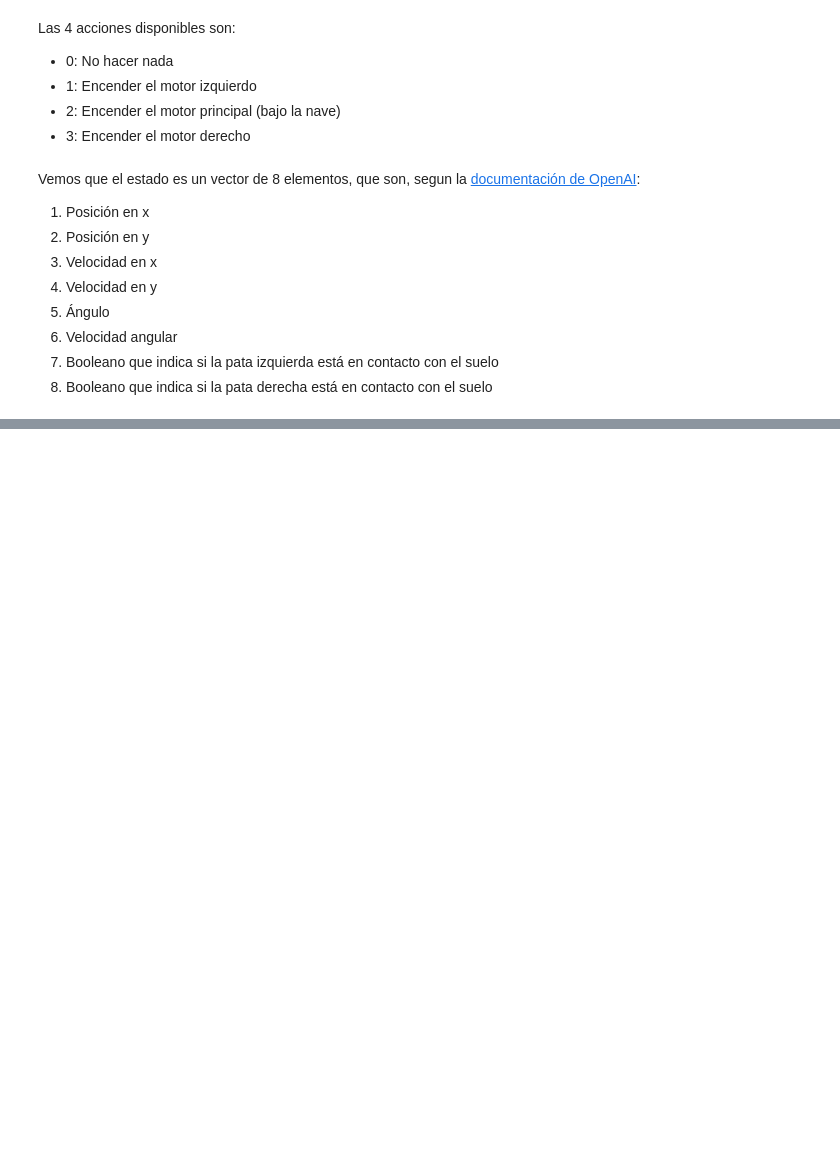
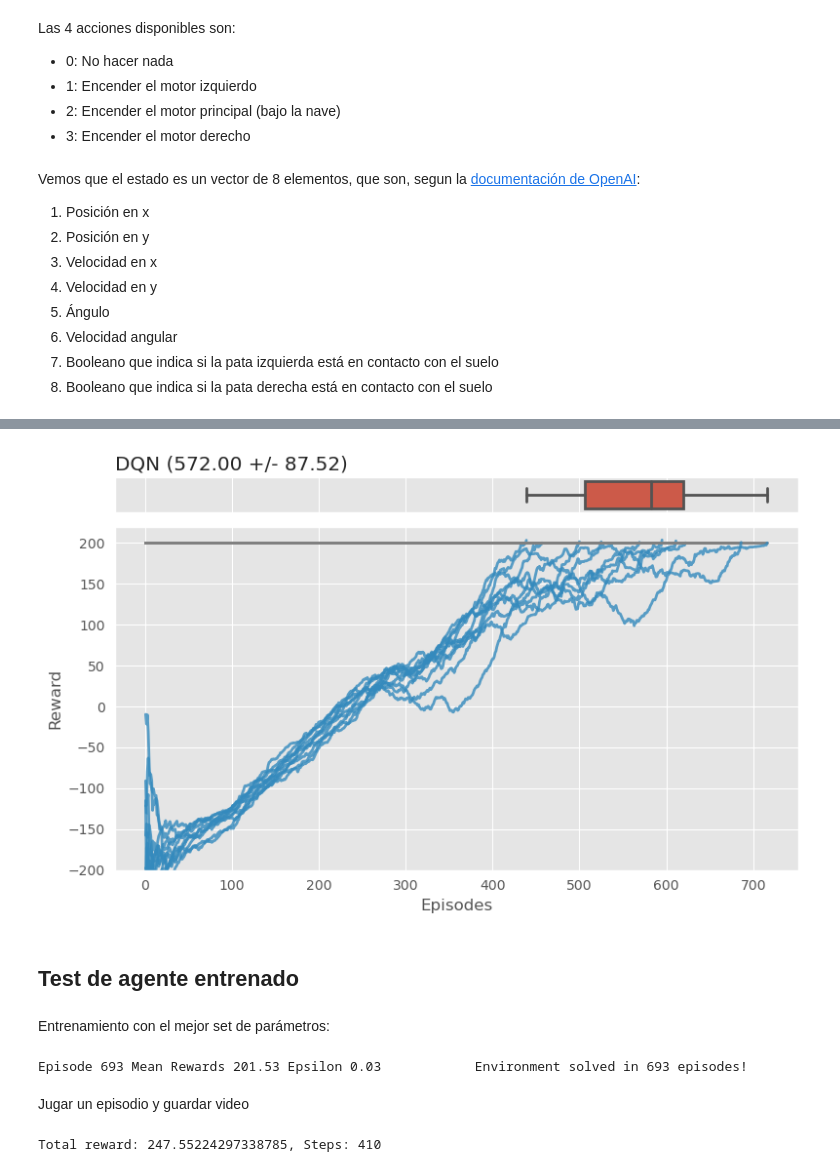
Before and after one commit to gvillalba86/ReinforcementLearning, a Jupyter notebook: PRA_Lunar_Lander/Lunar_Lander.ipynb, the cells around one changed output, grey strips where cells are left out. Cells and saved outputs as stored; diff of their text form; code cells hidden in the pictures; blank space fills up the shorter version.

```diff
--- a/PRA_Lunar_Lander/Lunar_Lander.ipynb
+++ b/PRA_Lunar_Lander/Lunar_Lander.ipynb
@@ -592,0 +284,29 @@ def train_dqn_agent(env, dqn_agent, param_grid, max_episodes=MAX_EPISODES,
+# %%
+# Parameters that can be changed (hyperparameters)
+GAMMA = 0.99          # Gamma parameter for the Bellman equation
+BATCH_SIZE = 64       # Batch size
+LR = 0.001           # Learning rate for the optimizer
+MEMORY_SIZE = 8000    # Maximum size of the replay buffer
+DNN_UPD = 2           # Frequency of updating the main network
+DNN_SYNC = 500        # Frequency of synchronizing the target network
+N_NEURONS = 128       # Number of neurons in the hidden layers
+
+# Parameters to change agent's topology (DQN, Double DQN, Dueling DQN, NoisyNet DQN or any combination of them)
+NOISY_NET = False      # Use noisy network
+DUELING = False         # Use dueling network
+DOUBLE = False         # Use double network
+# %%
+dqn_hyperparams = {
+    'DUELING': False,
+    'NOISY_NET': False,
+    'DOUBLE': False,
+    'N_NEURONS': N_NEURONS,
+    'BATCH_SIZE': BATCH_SIZE,
+    'GAMMA': GAMMA,
+    'LR': LR,
+    'MEMORY_SIZE': MEMORY_SIZE,
+    'DNN_SYNC': DNN_SYNC,
+    'DNN_UPD': DNN_UPD,
+}
+
+dqn_res = train_n(dqn_hyperparams, 10)
@@ -592,0 +324,48 @@ def train_dqn_agent(env, dqn_agent, param_grid, max_episodes=MAX_EPISODES,
+# %%
+fig = plot_n_training(dqn_res, 200, 'DQN')
+fig.savefig(Path('img')/f'dqn_opt_n_train.png', dpi=300)
+# %% [output]
+[figure, added]
+# %% [markdown]
+## Test de agente entrenado
+# %% [markdown]
+Entrenamiento con el mejor set de parámetros:
+# %%
+params = {
+    'DUELING': False,
+    'NOISY_NET': False,
+    'DOUBLE': False,
+    'N_NEURONS': N_NEURONS,
+    'BATCH_SIZE': BATCH_SIZE,
+    'GAMMA': GAMMA,
+    'LR': LR,
+    'MEMORY_SIZE': MEMORY_SIZE,
+    'BATCH_SIZE': BATCH_SIZE,
+    'DNN_SYNC': DNN_SYNC,
+    'DNN_UPD': DNN_UPD,
+}
+
+env = gym.make("LunarLander-v2", render_mode='rgb_array')
+
+DQNagent = DQNAgent(env, device='cpu', n_hidden=params['N_NEURONS'], mem_size=params['MEMORY_SIZE'],
+                    gamma=params['GAMMA'], lr=params['LR'], noisyNet=params['NOISY_NET'],
+                    dueling=params['DUELING'], double=params['DOUBLE'])
+
+# Train agent
+dqn_opt_res = DQNagent.train(max_episodes=MAX_EPISODES,
+                            min_episodios=MIN_EPISODES,
+                            batch_size=params['BATCH_SIZE'],
+                            eps_start=EPSILON_START,
+                            eps_end=EPSILON_END,
+                            eps_decay=EPSILON_DECAY,
+                            dnn_update_frequency=params['DNN_UPD'],
+                            dnn_sync_frequency=params['DNN_SYNC'])
+# %% [output]
+Episode 693 Mean Rewards 201.53 Epsilon 0.03            Environment solved in 693 episodes!
+# %% [markdown]
+Jugar un episodio y guardar video
+# %%
+total_reward_dqn, steps_dqn = play_episode(env, DQNagent, save=True)
+print(f'Total reward: {total_reward_dqn}, Steps: {steps_dqn}')
+# %% [output]
+Total reward: 247.55224297338785, Steps: 410
```
Also changed, not shown: parts of 81 cells of this notebook, 40 other files.
